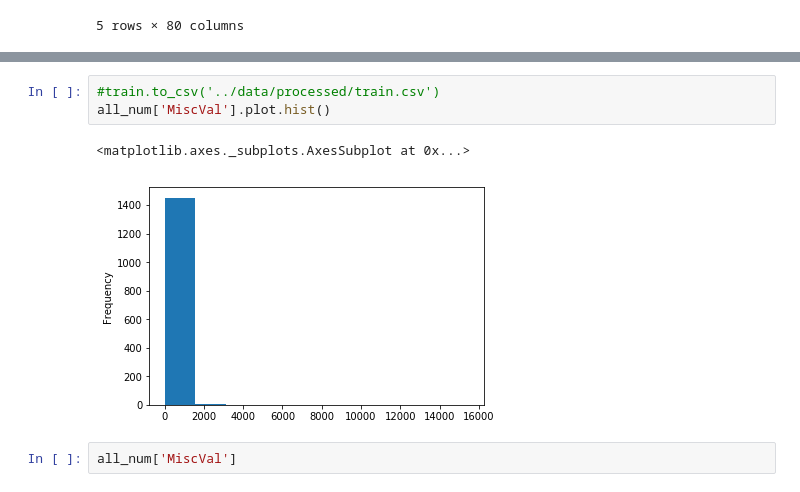
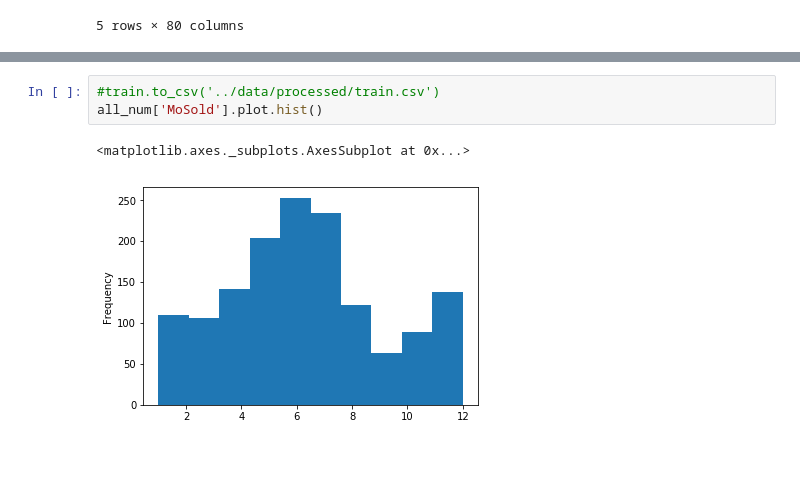
Before and after one commit to justinthe/kaggle_house_price, a Jupyter notebook: notebook/eda_1.ipynb, the cells around one changed output, grey strips where cells are left out. Drawn from its saved outputs; the diff is of its cells as text; blank space fills up the shorter version.

```diff
--- a/notebook/eda_1.ipynb
+++ b/notebook/eda_1.ipynb
@@ -297,9 +297,7 @@ YearBuilt        -0.613461
 dtype: float64
 # %%
 #train.to_csv('../data/processed/train.csv')
-all_num['MiscVal'].plot.hist()
+all_num['MoSold'].plot.hist()
 # %% [output]
 <matplotlib.axes._subplots.AxesSubplot at 0x...>
-[figure, old version]
+[figure, new version]
-# %%
-all_num['MiscVal']
```
Also changed, not shown: parts of 2 cells of this notebook.
